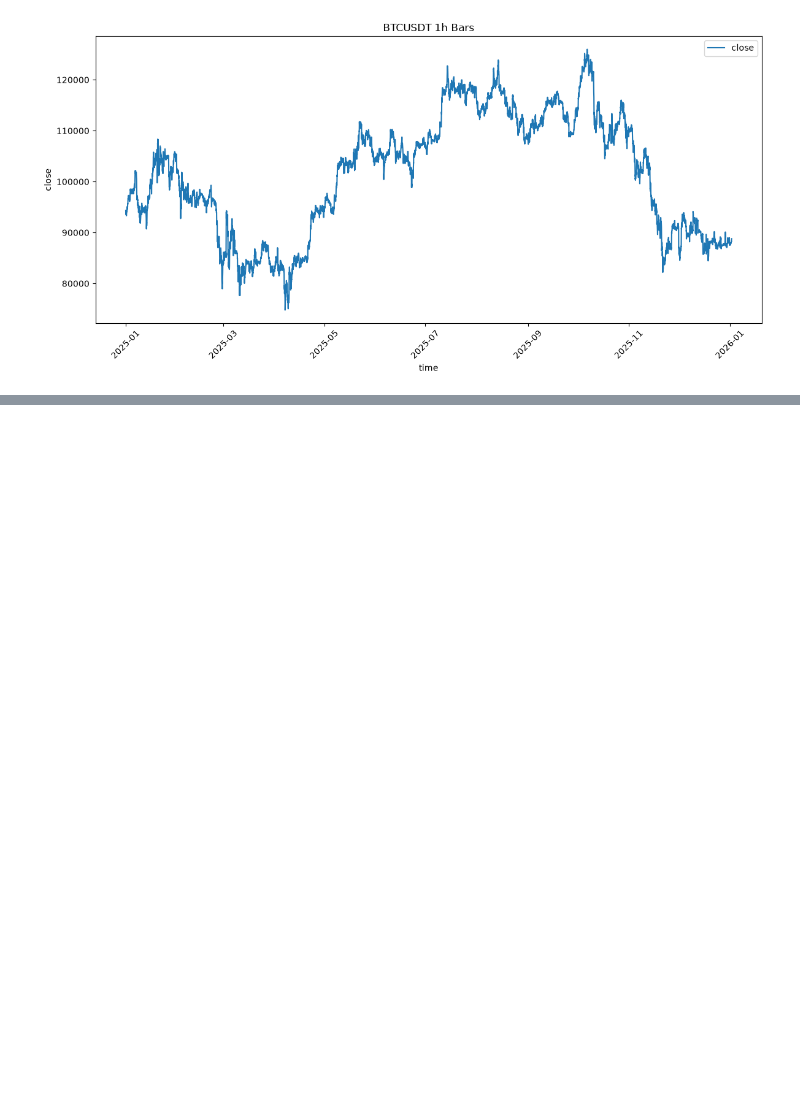
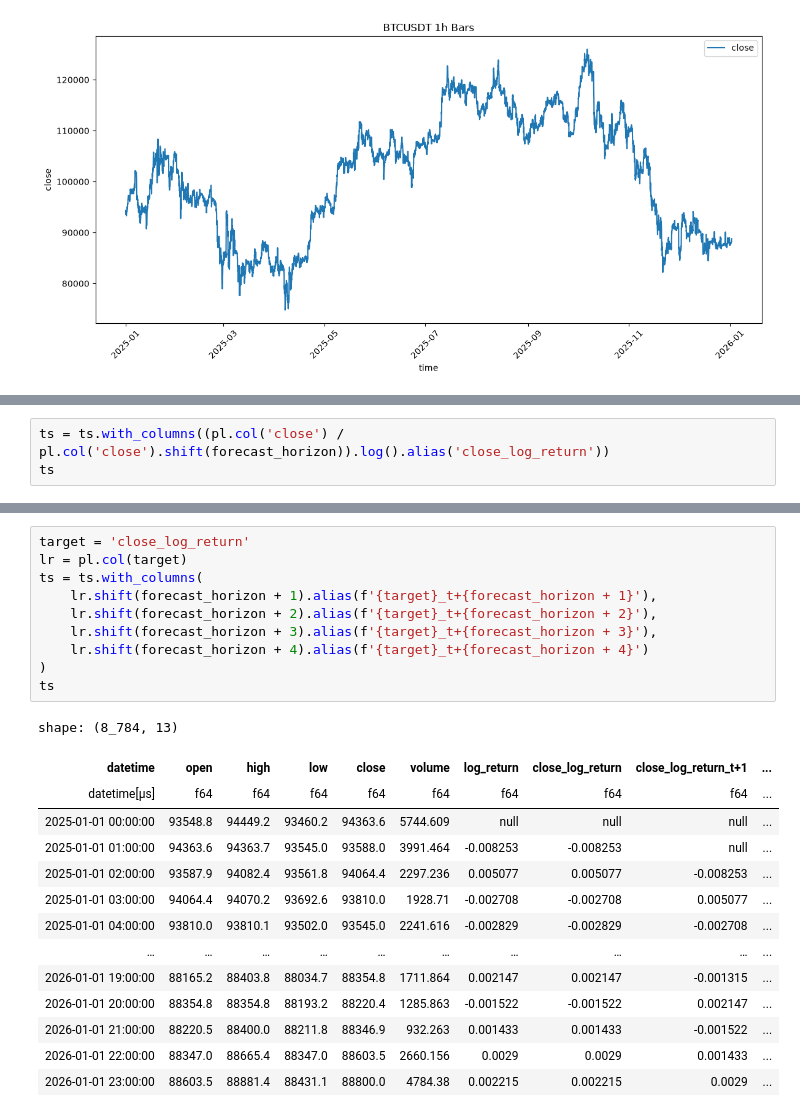
Before and after one commit to nickderaj/quant-trading-labs, a Jupyter notebook: src/research.ipynb, the cells around one changed output, grey strips where cells are left out. Saved outputs shown, nothing was run; the diff lists cells and outputs as text; blank space fills up the shorter version.

Commit message:
add lagged log returns

```diff
--- a/src/research.ipynb
+++ b/src/research.ipynb
@@ -66,3 +68,6 @@ altair.data_transformers.enable('vegafusion')
 research.plot_timeseries(ts, sym, 'close', interval, 'dynamic')
 # %% [output]
 [interactive output not drawn]
+# %%
+ts = ts.with_columns((pl.col('close') / pl.col('close').shift(forecast_horizon)).log().alias('close_log_return'))
+ts
@@ -68,0 +89,25 @@ research.plot_timeseries(ts, sym, 'close', interval, 'dynamic')
+# %%
+target = 'close_log_return'
+lr = pl.col(target)
+ts = ts.with_columns(
+    lr.shift(forecast_horizon + 1).alias(f'{target}_t+{forecast_horizon + 1}'),
+    lr.shift(forecast_horizon + 2).alias(f'{target}_t+{forecast_horizon + 2}'),
+    lr.shift(forecast_horizon + 3).alias(f'{target}_t+{forecast_horizon + 3}'),
+    lr.shift(forecast_horizon + 4).alias(f'{target}_t+{forecast_horizon + 4}')
+)
+ts
+# %% [output]
+shape: (8_784, 13)
+| datetime | open | high | low | close | volume | log_return | close_log_return | close_log_return_t+1 | ... |
+| datetime[μs] | f64 | f64 | f64 | f64 | f64 | f64 | f64 | f64 | ... |
+| 2025-01-01 00:00:00 | 93548.8 | 94449.2 | 93460.2 | 94363.6 | 5744.609 | null | null | null | ... |
+| 2025-01-01 01:00:00 | 94363.6 | 94363.7 | 93545.0 | 93588.0 | 3991.464 | -0.008253 | -0.008253 | null | ... |
+| 2025-01-01 02:00:00 | 93587.9 | 94082.4 | 93561.8 | 94064.4 | 2297.236 | 0.005077 | 0.005077 | -0.008253 | ... |
+| 2025-01-01 03:00:00 | 94064.4 | 94070.2 | 93692.6 | 93810.0 | 1928.71 | -0.002708 | -0.002708 | 0.005077 | ... |
+| 2025-01-01 04:00:00 | 93810.0 | 93810.1 | 93502.0 | 93545.0 | 2241.616 | -0.002829 | -0.002829 | -0.002708 | ... |
+| … | … | … | … | … | … | … | … | … | ... |
+| 2026-01-01 19:00:00 | 88165.2 | 88403.8 | 88034.7 | 88354.8 | 1711.864 | 0.002147 | 0.002147 | -0.001315 | ... |
+| 2026-01-01 20:00:00 | 88354.8 | 88354.8 | 88193.2 | 88220.4 | 1285.863 | -0.001522 | -0.001522 | 0.002147 | ... |
+| 2026-01-01 21:00:00 | 88220.5 | 88400.0 | 88211.8 | 88346.9 | 932.263 | 0.001433 | 0.001433 | -0.001522 | ... |
+| 2026-01-01 22:00:00 | 88347.0 | 88665.4 | 88347.0 | 88603.5 | 2660.156 | 0.0029 | 0.0029 | 0.001433 | ... |
+| 2026-01-01 23:00:00 | 88603.5 | 88881.4 | 88431.1 | 88800.0 | 4784.38 | 0.002215 | 0.002215 | 0.0029 | ... |
```
Also changed, not shown: parts of 3 cells of this notebook, 1 other file.
